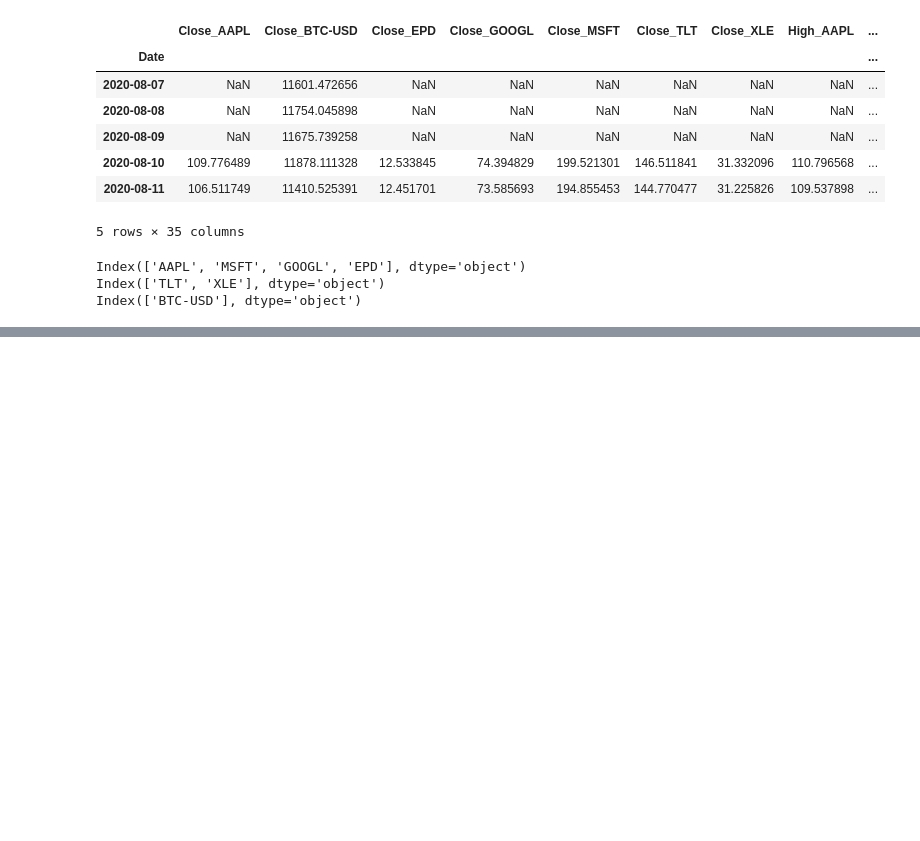
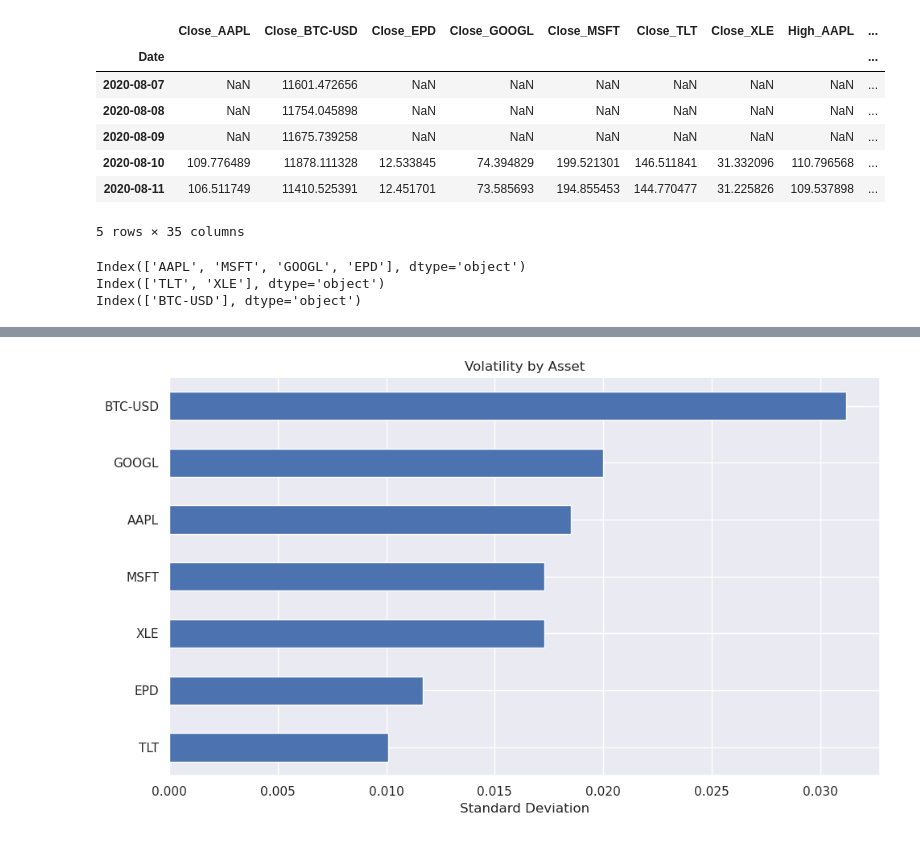
Before and after one commit to allanac/portfolio-risk-simulator, a Jupyter notebook: notebooks/02_eda_exploration.ipynb, the cells around one changed output, grey strips where cells are left out. Saved outputs shown, nothing was run; the diff lists cells and outputs as text; code cells hidden in the pictures; blank space fills up the shorter version.

```diff
--- a/notebooks/02_eda_exploration.ipynb
+++ b/notebooks/02_eda_exploration.ipynb
@@ -110,0 +223,7 @@ plt.show()
+# %%
+#Create and combine all stats into one table
+stats_all = pd.concat([stats_equity, stats_etf, stats_crypto])
+stats_all.to_csv(f"{PROCESSED_DATA_DIR}daily_return_stats_all_assets.csv")
+
+#Display in notebook
+display(stats_all)
@@ -110,0 +239,10 @@ plt.show()
+# %%
+#plot Volatility
+stats_all.sort_values("Volatility").plot(kind="barh", y="Volatility", figsize=(10,6), legend=False)
+plt.title("Volatility by Asset")
+plt.xlabel("Standard Deviation")
+plt.grid(True)
+plt.tight_layout()
+plt.show()
+# %% [output]
+[figure, added]
```
Also changed, not shown: parts of 12 cells of this notebook, 1 other file.
